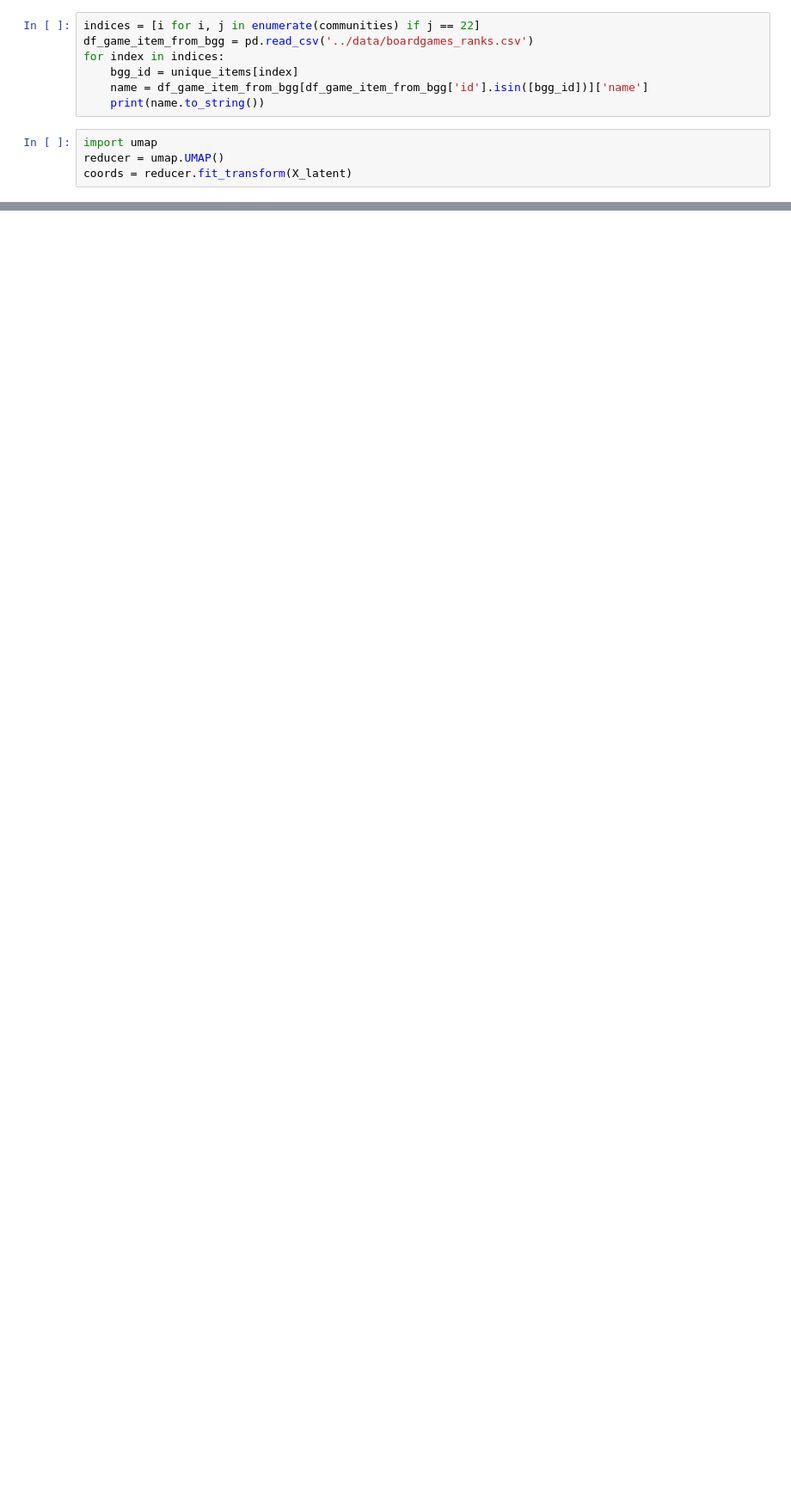
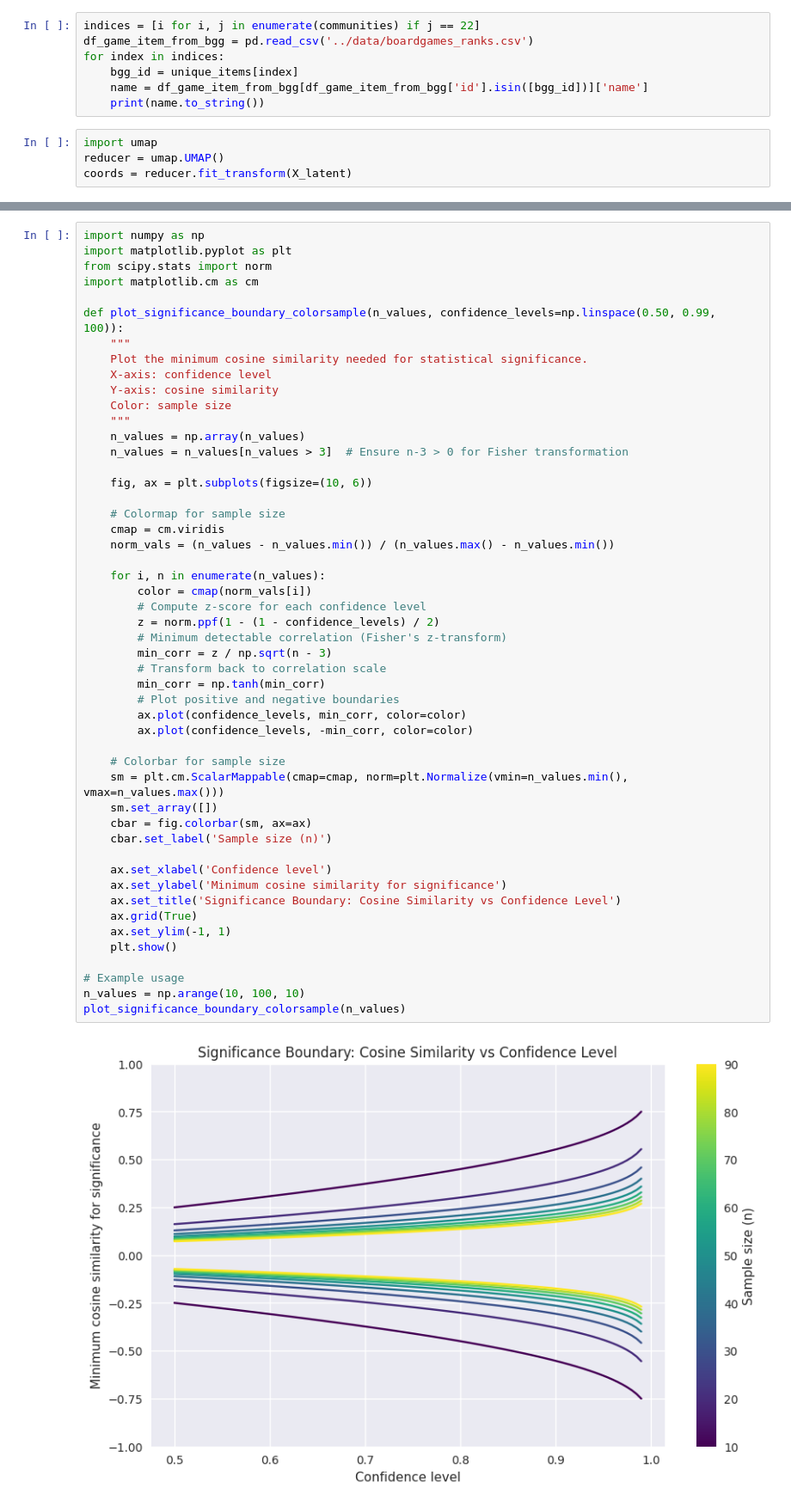
Before and after one commit to Toucan4Life/python-bgg, a Jupyter notebook: notebooks/analyse data louvain.ipynb, the cells around one changed output, grey strips where cells are left out. Shown at 86% size. Drawn from its saved outputs; the diff is of its cells as text; blank space fills up the shorter version.

```diff
--- a/notebooks/analyse data louvain.ipynb
+++ b/notebooks/analyse data louvain.ipynb
@@ -127,0 +501,52 @@ plt.show()
+# %%
+import numpy as np
+import matplotlib.pyplot as plt
+from scipy.stats import norm
+import matplotlib.cm as cm
+
+def plot_significance_boundary_colorsample(n_values, confidence_levels=np.linspace(0.50, 0.99, 100)):
+    """
+    Plot the minimum cosine similarity needed for statistical significance.
+    X-axis: confidence level
+    Y-axis: cosine similarity
+    Color: sample size
+    """
+    n_values = np.array(n_values)
+    n_values = n_values[n_values > 3]  # Ensure n-3 > 0 for Fisher transformation
+
+    fig, ax = plt.subplots(figsize=(10, 6))
+
+    # Colormap for sample size
+    cmap = cm.viridis
+    norm_vals = (n_values - n_values.min()) / (n_values.max() - n_values.min())
+
+    for i, n in enumerate(n_values):
+        color = cmap(norm_vals[i])
+        # Compute z-score for each confidence level
+        z = norm.ppf(1 - (1 - confidence_levels) / 2)
+        # Minimum detectable correlation (Fisher's z-transform)
+        min_corr = z / np.sqrt(n - 3)
+        # Transform back to correlation scale
+        min_corr = np.tanh(min_corr)
+        # Plot positive and negative boundaries
+        ax.plot(confidence_levels, min_corr, color=color)
+        ax.plot(confidence_levels, -min_corr, color=color)
+
+    # Colorbar for sample size
+    sm = plt.cm.ScalarMappable(cmap=cmap, norm=plt.Normalize(vmin=n_values.min(), vmax=n_values.max()))
+    sm.set_array([])
+    cbar = fig.colorbar(sm, ax=ax)
+    cbar.set_label('Sample size (n)')
+
+    ax.set_xlabel('Confidence level')
+    ax.set_ylabel('Minimum cosine similarity for significance')
+    ax.set_title('Significance Boundary: Cosine Similarity vs Confidence Level')
+    ax.grid(True)
+    ax.set_ylim(-1, 1)
+    plt.show()
+
+# Example usage
+n_values = np.arange(10, 100, 10)
+plot_significance_boundary_colorsample(n_values)
+# %% [output]
+[figure, added]
```
Also changed, not shown: parts of 6 cells of this notebook, 2 other files.
